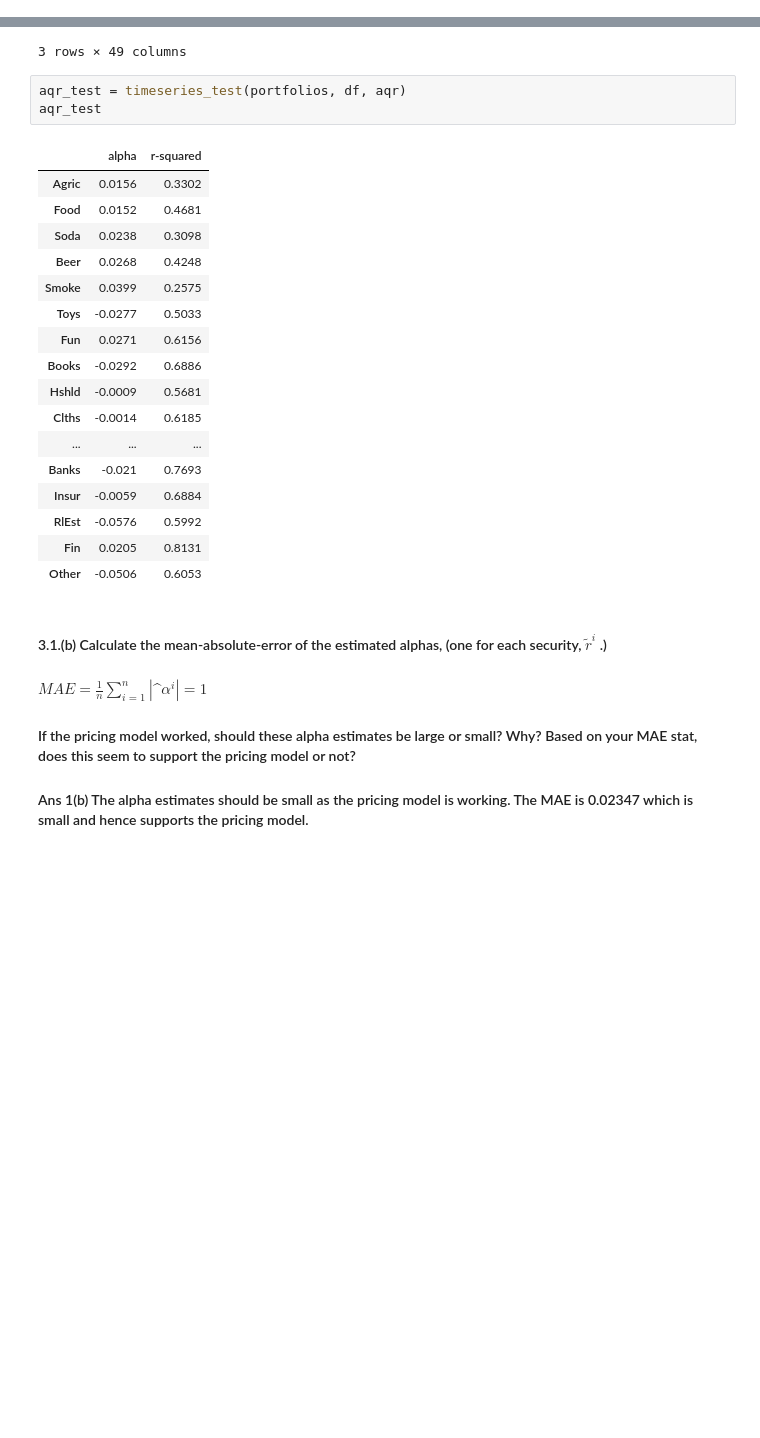
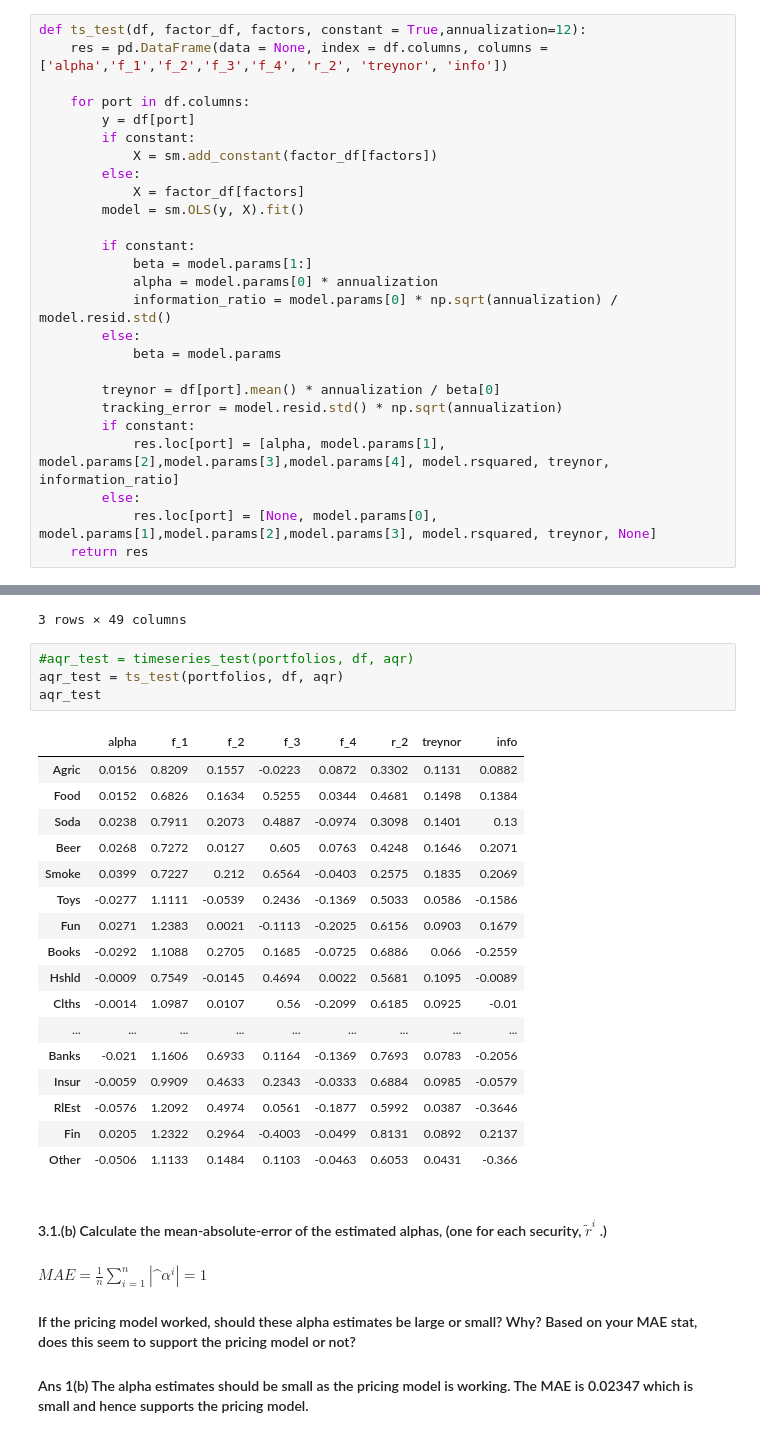
Before and after one commit to alanwake47/finm-36700-portfolio, a Jupyter notebook: week5_hw/hw5_workbook.ipynb, the cells around one changed output, grey strips where cells are left out. Drawn from its saved outputs; the diff is of its cells as text; blank space fills up the shorter version.

```diff
--- a/week5_hw/hw5_workbook.ipynb
+++ b/week5_hw/hw5_workbook.ipynb
@@ -188,6 +188,32 @@ def timeseries_test(df, factor_df, factors, ann=12):
         result.loc[i,'alpha'] = model.params[0] * ann
         result.loc[i,'r-squared'] = model.rsquared
     return result
+# %%
+def ts_test(df, factor_df, factors, constant = True,annualization=12):
+    res = pd.DataFrame(data = None, index = df.columns, columns = ['alpha','f_1','f_2','f_3','f_4', 'r_2', 'treynor', 'info'])
+
+    for port in df.columns:
+        y = df[port]
+        if constant:
+            X = sm.add_constant(factor_df[factors])
+        else:
+            X = factor_df[factors]
+        model = sm.OLS(y, X).fit()
+
+        if constant:
+            beta = model.params[1:]
+            alpha = model.params[0] * annualization
+            information_ratio = model.params[0] * np.sqrt(annualization) / model.resid.std()
+        else:
+            beta = model.params
+
+        treynor = df[port].mean() * annualization / beta[0]
+        tracking_error = model.resid.std() * np.sqrt(annualization)
+        if constant:
+            res.loc[port] = [alpha, model.params[1], model.params[2],model.params[3],model.params[4], model.rsquared, treynor, information_ratio]
+        else:
+            res.loc[port] = [None, model.params[0], model.params[1],model.params[2],model.params[3], model.rsquared, treynor, None]
+    return res
 # %%
 capm = ['MKT']
 ff_3f = ['MKT','SMB','HML']
@@ -208,26 +234,27 @@ portfolios.head(3)
 | 1980-03-31 | -0.2244 | -0.1116 | -0.0167 | -0.1464 | -0.0192 | -0.1281 | -0.0817 | -0.1278 | -0.0565 | -0.0664 | ... | ... |
 3 rows × 49 columns
 # %%
-aqr_test = timeseries_test(portfolios, df, aqr)
+#aqr_test = timeseries_test(portfolios, df, aqr)
+aqr_test = ts_test(portfolios, df, aqr)
 aqr_test
 # %% [output]
-|  | alpha | r-squared |
-| Agric | 0.0156 | 0.3302 |
-| Food | 0.0152 | 0.4681 |
-| Soda | 0.0238 | 0.3098 |
-| Beer | 0.0268 | 0.4248 |
-| Smoke | 0.0399 | 0.2575 |
-| Toys | -0.0277 | 0.5033 |
-| Fun | 0.0271 | 0.6156 |
-| Books | -0.0292 | 0.6886 |
-| Hshld | -0.0009 | 0.5681 |
-| Clths | -0.0014 | 0.6185 |
-| ... | ... | ... |
-| Banks | -0.021 | 0.7693 |
-| Insur | -0.0059 | 0.6884 |
-| RlEst | -0.0576 | 0.5992 |
-| Fin | 0.0205 | 0.8131 |
-| Other | -0.0506 | 0.6053 |
+|  | alpha | f_1 | f_2 | f_3 | f_4 | r_2 | treynor | info |
+| Agric | 0.0156 | 0.8209 | 0.1557 | -0.0223 | 0.0872 | 0.3302 | 0.1131 | 0.0882 |
+| Food | 0.0152 | 0.6826 | 0.1634 | 0.5255 | 0.0344 | 0.4681 | 0.1498 | 0.1384 |
+| Soda | 0.0238 | 0.7911 | 0.2073 | 0.4887 | -0.0974 | 0.3098 | 0.1401 | 0.13 |
+| Beer | 0.0268 | 0.7272 | 0.0127 | 0.605 | 0.0763 | 0.4248 | 0.1646 | 0.2071 |
+| Smoke | 0.0399 | 0.7227 | 0.212 | 0.6564 | -0.0403 | 0.2575 | 0.1835 | 0.2069 |
+| Toys | -0.0277 | 1.1111 | -0.0539 | 0.2436 | -0.1369 | 0.5033 | 0.0586 | -0.1586 |
+| Fun | 0.0271 | 1.2383 | 0.0021 | -0.1113 | -0.2025 | 0.6156 | 0.0903 | 0.1679 |
+| Books | -0.0292 | 1.1088 | 0.2705 | 0.1685 | -0.0725 | 0.6886 | 0.066 | -0.2559 |
+| Hshld | -0.0009 | 0.7549 | -0.0145 | 0.4694 | 0.0022 | 0.5681 | 0.1095 | -0.0089 |
+| Clths | -0.0014 | 1.0987 | 0.0107 | 0.56 | -0.2099 | 0.6185 | 0.0925 | -0.01 |
+| ... | ... | ... | ... | ... | ... | ... | ... | ... |
+| Banks | -0.021 | 1.1606 | 0.6933 | 0.1164 | -0.1369 | 0.7693 | 0.0783 | -0.2056 |
+| Insur | -0.0059 | 0.9909 | 0.4633 | 0.2343 | -0.0333 | 0.6884 | 0.0985 | -0.0579 |
+| RlEst | -0.0576 | 1.2092 | 0.4974 | 0.0561 | -0.1877 | 0.5992 | 0.0387 | -0.3646 |
+| Fin | 0.0205 | 1.2322 | 0.2964 | -0.4003 | -0.0499 | 0.8131 | 0.0892 | 0.2137 |
+| Other | -0.0506 | 1.1133 | 0.1484 | 0.1103 | -0.0463 | 0.6053 | 0.0431 | -0.366 |
 # %% [markdown]
 #### 3.1.(b) Calculate the mean-absolute-error of the estimated alphas, (one for each security, $\tilde{r}^{i} $ .)
 #### $ MAE = \frac{1}{n}\sum_{i=1}^{n} |\^{\alpha}^{i}| = 1  $
```
Also changed, not shown: parts of 3 cells of this notebook, 5 other files.
